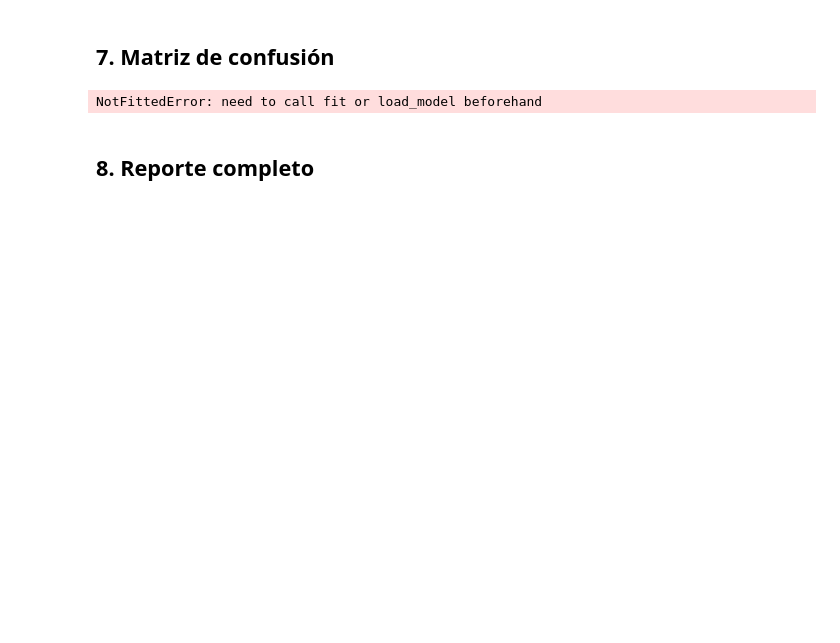
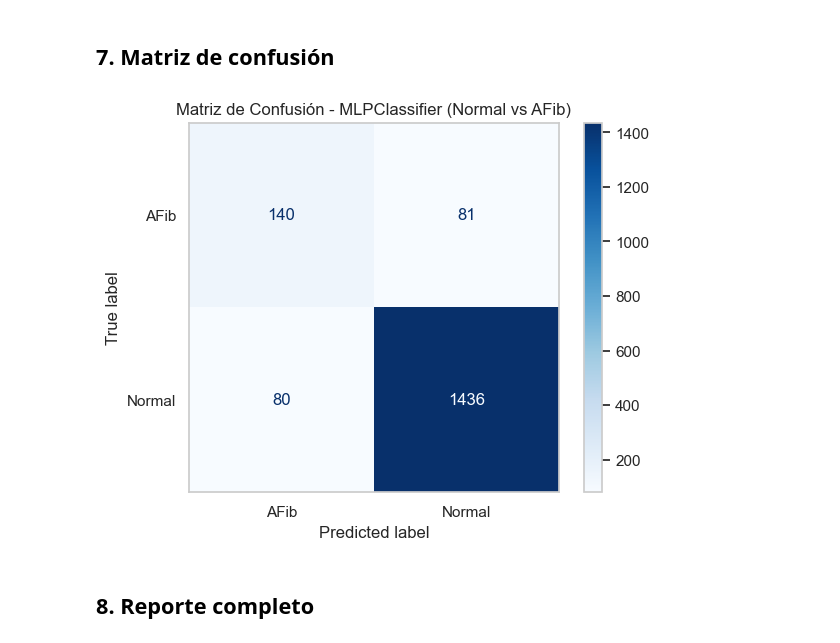
Before and after one commit to Yankito/machine-learning-2025-1, a Jupyter notebook: Proyecto Final/nootebooks/etapa3.ipynb, the cells around one changed output. Cells and saved outputs as stored; diff of their text form; code cells hidden in the pictures; blank space fills up the shorter version.

```diff
--- a/Proyecto Final/nootebooks/etapa3.ipynb
+++ b/Proyecto Final/nootebooks/etapa3.ipynb
@@ -85,7 +119,8 @@ y = df['label']
 # %%
 from sklearn.model_selection import train_test_split
 
-X_train, X_test, y_train, y_test = train_test_split(X, y, test_size=0.2, random_state=42, stratify=y)
+#Dividir el dataset en 70% para entrenamiento y 30% para pruebas.
+X_train, X_test, y_train, y_test = train_test_split(X, y, test_size=0.3, random_state=42, stratify=y)
 # %% [markdown]
 ## 4. Escalar los datos
 # %%
@@ -99,8 +134,22 @@ X_test_scaled = scaler.transform(X_test)
 # %%
-from sklearn.svm import SVC
+from sklearn.neural_network import MLPClassifier
 
-modelo = SVC(kernel='rbf', class_weight='balanced', C=10, gamma='scale', probability=True, random_state=42)
+# Definir el modelo MLP con una arquitectura de dos capas ocultas (128 y 64 neuronas)
+modelo = MLPClassifier(
+    hidden_layer_sizes=(128, 64),    # Tamaño de las capas ocultas
+    max_iter=1000,                   # Número máximo de iteraciones
+    random_state=42,                 # Semilla para reproducibilidad
+    solver='adam',                   # Optimizador (Adam)
+    learning_rate='adaptive',       # La tasa de aprendizaje se ajusta en el entrenamiento
+    alpha=0.0001,                    # Parámetro de regularización L2 (evita overfitting)
+    activation='relu',              # Función de activación ReLU
+    early_stopping=False            # No se detiene anticipadamente, entrena todas las iteraciones
+)
+
+# Entrenamiento del modelo con el conjunto de entrenamiento escalado
 modelo.fit(X_train_scaled, y_train)
+
+# Predicción de las etiquetas para el conjunto de prueba escalado
 y_pred = modelo.predict(X_test_scaled)
 # %% [markdown]
 ## 6. Evaluar el desempeño del modelo
@@ -126,12 +175,21 @@ F1-Score: 0.4948
 # %%
 import matplotlib.pyplot as plt
 from sklearn.metrics import ConfusionMatrixDisplay
 
-ConfusionMatrixDisplay.from_estimator(modelo, X_test_scaled, y_test, cmap='Blues')
-plt.title("Matriz de Confusión - Random Forest")
+labels = sorted(y_test.unique())
+disp = ConfusionMatrixDisplay.from_estimator(
+    modelo,
+    X_test_scaled,
+    y_test,
+    cmap='Blues',
+    labels=labels
+)
+
+disp.ax_.grid(False)
+plt.title("Matriz de Confusión - MLPClassifier (Normal vs AFib)")
 plt.show()
 # %% [output]
-NotFittedError: need to call fit or load_model beforehand
+[figure, added]
 # %% [markdown]
 ## 8. Reporte completo
 # %%
```
Also changed, not shown: parts of 8 cells of this notebook, 14 other files.
